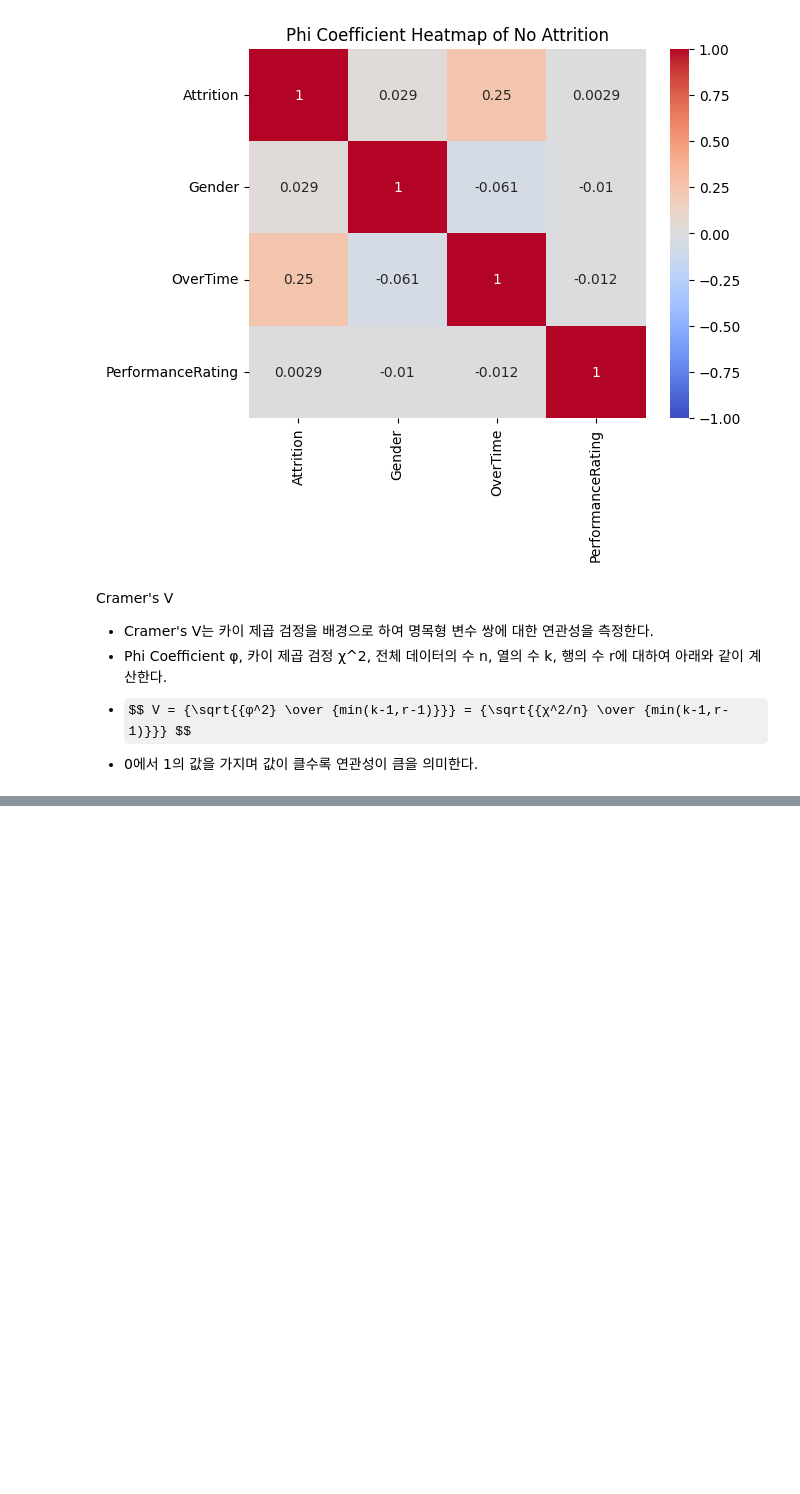
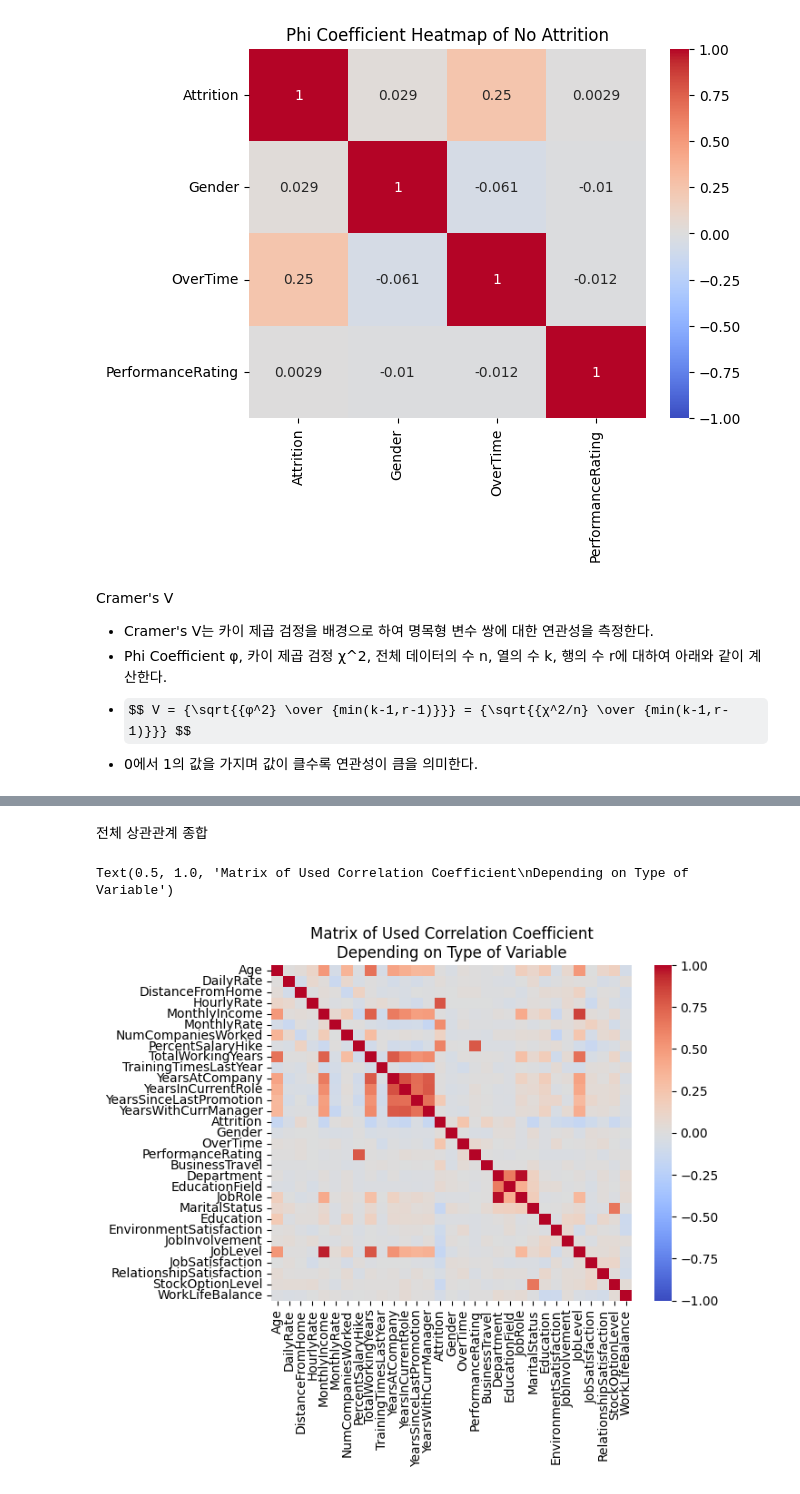
Before and after one commit to Indigo-Coder-github/23_1_Database, a Jupyter notebook: feature corr/feature_heatmap.ipynb, the cells around one changed output, grey strips where cells are left out. Cells and saved outputs as stored; diff of their text form; code cells hidden in the pictures; some formulas as TeX source; blank space fills up the shorter version.

```diff
--- a/feature corr/feature_heatmap.ipynb
+++ b/feature corr/feature_heatmap.ipynb
@@ -236,0 +241,18 @@ plt.show()
+# %% [markdown]
+전체 상관관계 종합
+# %%
+group_by_col_Yes = pd.DataFrame(index=continuous_column+binary_column+
+                            category_column+ordinary_column,
+                            columns=continuous_column+binary_column+
+                            category_column+ordinary_column).astype(float)
+
+for i in [df.corr("pearson"), df_Yes_pearson, df_Yes_kendall, df_Yes_spearman, df_Yes_confusion, df_Yes_CV, df_p_pbr_Yes]:
+    group_by_col_Yes.update(i)
+
+sns.heatmap(group_by_col_Yes, cmap="coolwarm", vmin=-1.0, vmax=1.0)
+plt.xticks(ticks=np.array(range(len(group_by_col_Yes)))+0.5,labels=group_by_col_Yes.columns)
+plt.yticks(ticks=np.array(range(len(group_by_col_Yes)))+0.5,labels=group_by_col_Yes.index)
+plt.title("Matrix of Used Correlation Coefficient\nDepending on Type of Variable")
+# %% [output]
+Text(0.5, 1.0, 'Matrix of Used Correlation Coefficient\nDepending on Type of Variable')
+[figure, added]
```
Also changed, not shown: parts of 4 cells of this notebook, 1 other file.
